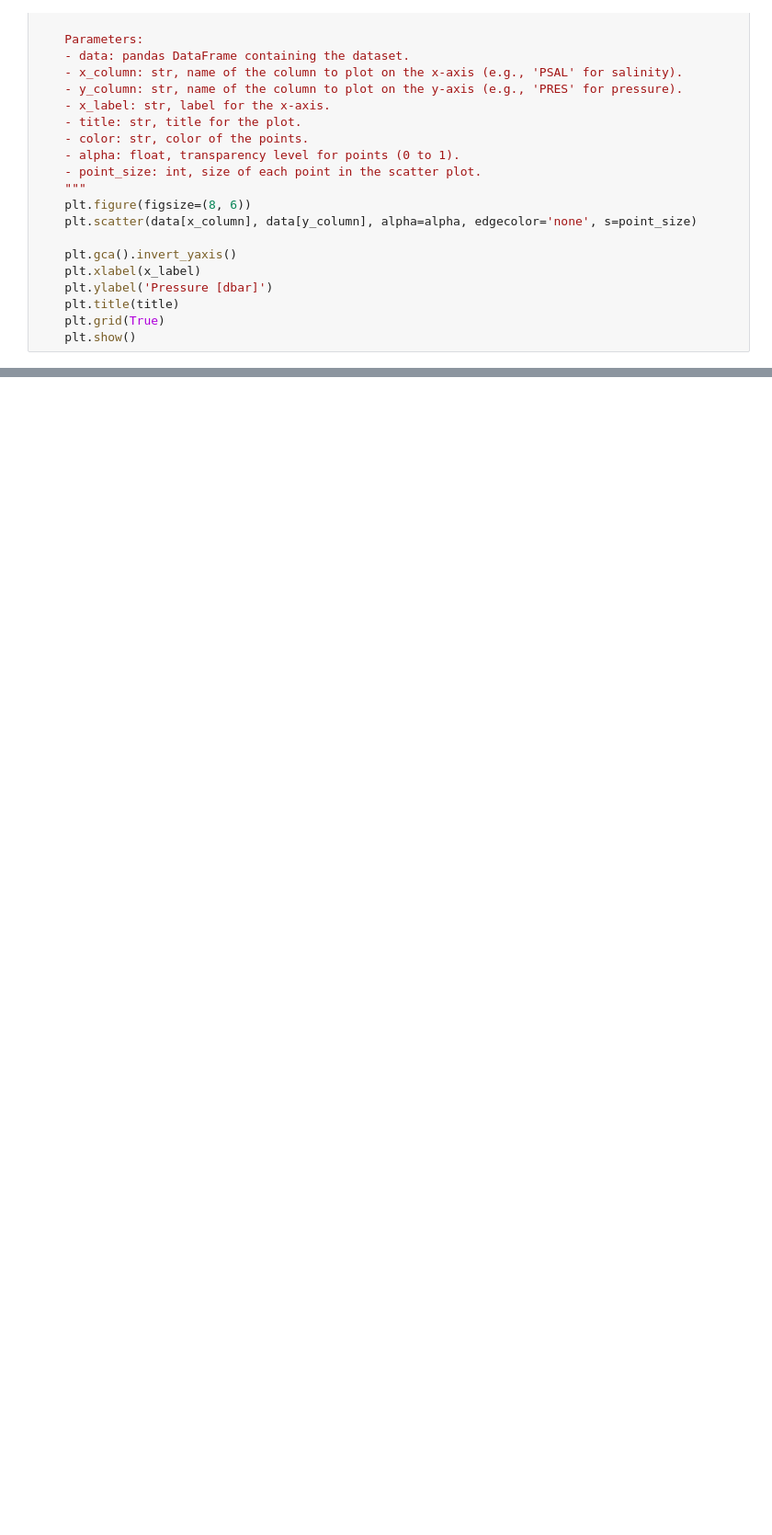
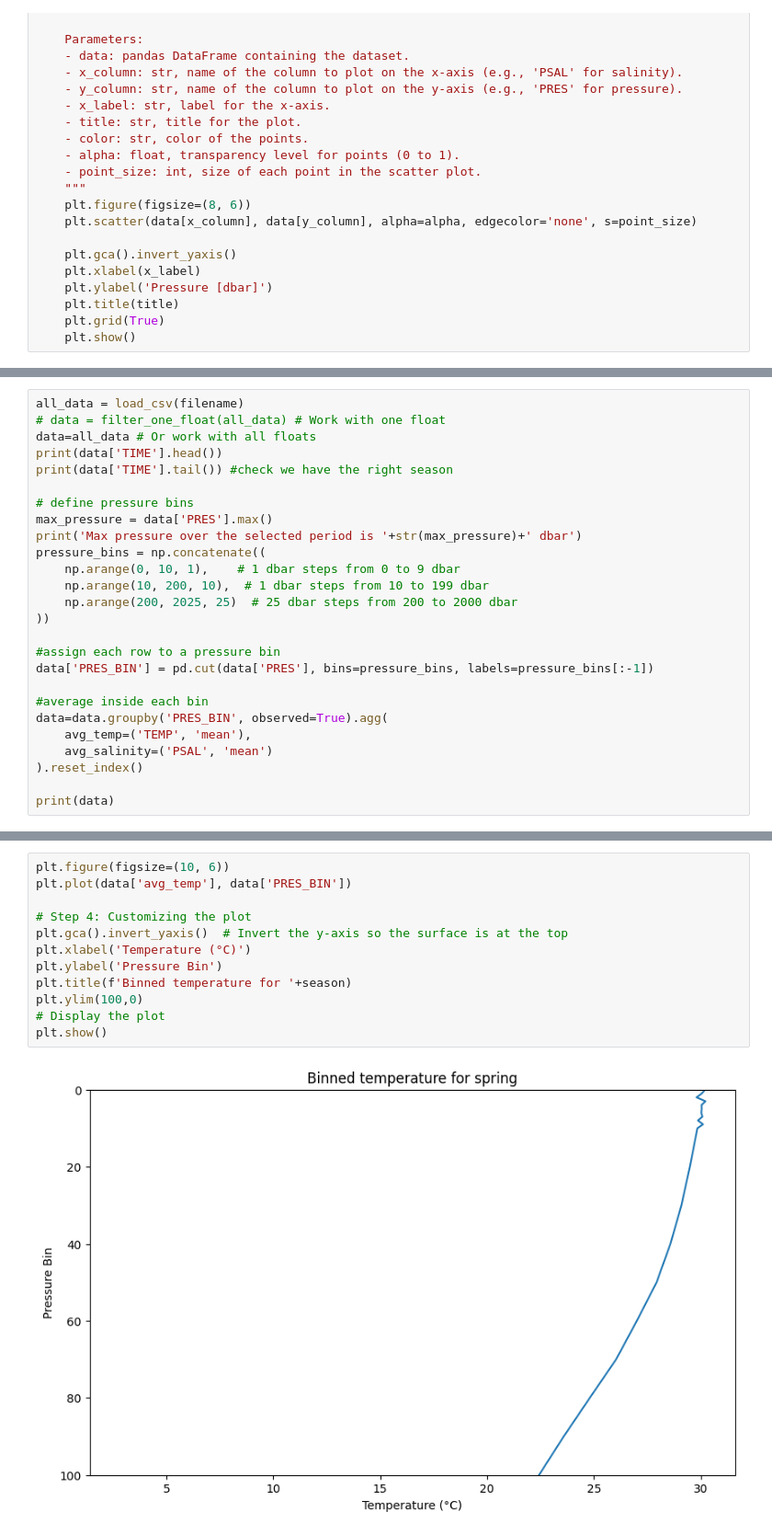
Before and after one commit to gabegekas/sioc210_data_project, a Jupyter notebook: lucie_workspace.ipynb, the cells around one changed output, grey strips where cells are left out. Shown at 92% size. Cells and saved outputs as stored; diff of their text form; blank space fills up the shorter version.

```diff
--- a/lucie_workspace.ipynb
+++ b/lucie_workspace.ipynb
@@ -378,0 +395,26 @@ plt.show()
+# %%
+all_data = load_csv(filename)
+# data = filter_one_float(all_data) # Work with one float
+data=all_data # Or work with all floats
+print(data['TIME'].head())
+print(data['TIME'].tail()) #check we have the right season
+
+# define pressure bins
+max_pressure = data['PRES'].max()
+print('Max pressure over the selected period is '+str(max_pressure)+' dbar')
+pressure_bins = np.concatenate((
+    np.arange(0, 10, 1),    # 1 dbar steps from 0 to 9 dbar
+    np.arange(10, 200, 10),  # 1 dbar steps from 10 to 199 dbar
+    np.arange(200, 2025, 25)  # 25 dbar steps from 200 to 2000 dbar
+))
+
+#assign each row to a pressure bin
+data['PRES_BIN'] = pd.cut(data['PRES'], bins=pressure_bins, labels=pressure_bins[:-1])
+
+#average inside each bin
+data=data.groupby('PRES_BIN', observed=True).agg(
+    avg_temp=('TEMP', 'mean'),
+    avg_salinity=('PSAL', 'mean')
+).reset_index()
+
+print(data)
@@ -378,0 +439,14 @@ plt.show()
+# %%
+plt.figure(figsize=(10, 6))
+plt.plot(data['avg_temp'], data['PRES_BIN'])
+
+# Step 4: Customizing the plot
+plt.gca().invert_yaxis()  # Invert the y-axis so the surface is at the top
+plt.xlabel('Temperature (°C)')
+plt.ylabel('Pressure Bin')
+plt.title(f'Binned temperature for '+season)
+plt.ylim(100,0)
+# Display the plot
+plt.show()
+# %% [output]
+[figure, added]
```
Also changed, not shown: parts of 8 cells of this notebook, 4 other files.
